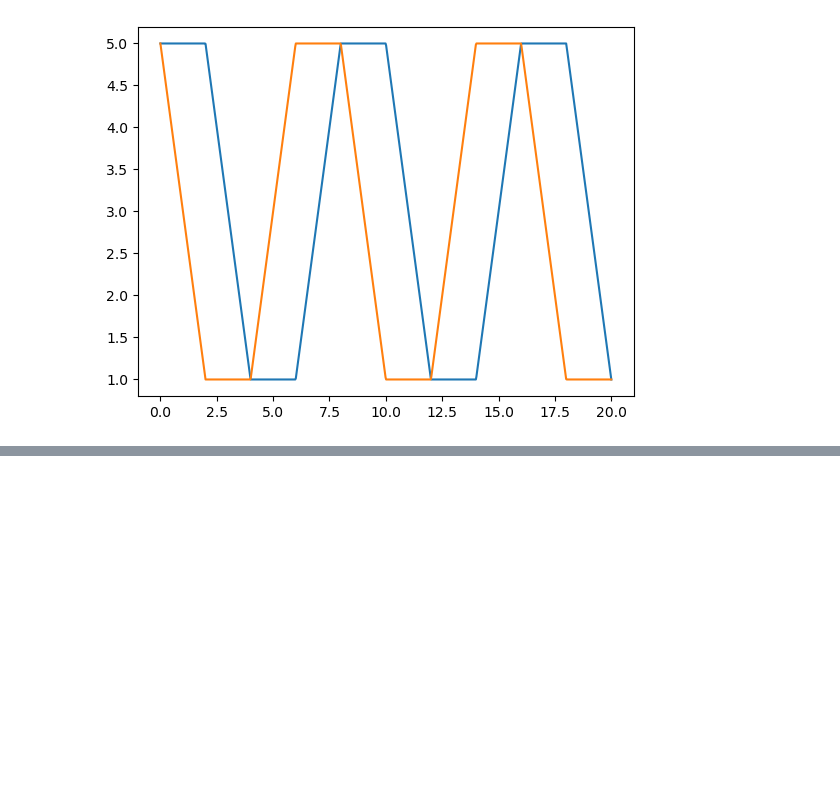
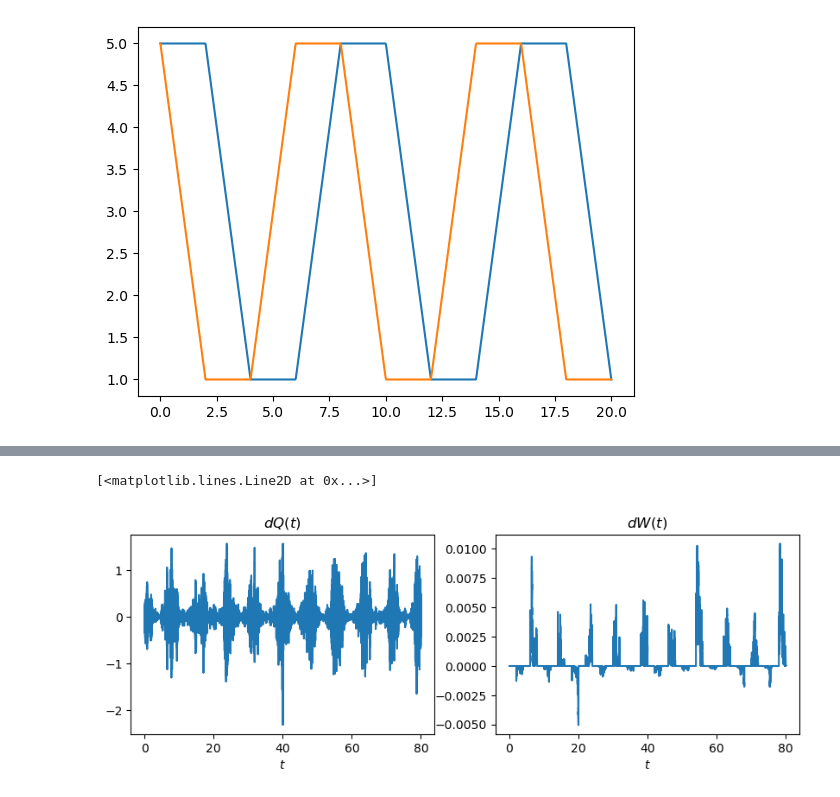
Before and after one commit to Ben-Janda/Molecular-Motor, a Jupyter notebook: 03_Stirling-engine.ipynb, the cells around one changed output, grey strips where cells are left out. Cells and saved outputs as stored; diff of their text form; code cells hidden in the pictures; blank space fills up the shorter version.

```diff
--- a/03_Stirling-engine.ipynb
+++ b/03_Stirling-engine.ipynb
@@ -98,2 +98,19 @@ fig.colorbar(cs, label = r"$k(t)$")
 # %%
-Qt = k(t) * data
+dx = np.diff(data)
+dk = np.diff(k(cfg.t_array))
+
+x_mid = 0.5 * (data[:-1] + data[1:])
+k_mid = 0.5 * (k(cfg.t_array)[:-1] + k(cfg.t_array)[1:])
+t = 0.5 * (cfg.t_array[:-1] + cfg.t_array[1:])
+
+dW = 0.5 * (x_mid**2) * dk
+dQ = k_mid * x_mid * dx
+
+fig, [ax1, ax2] = plt.subplots(1,2,figsize=(10,3))
+ax1.set(xlabel = r"$t$", title = r"$dQ(t)$")
+ax2.set(xlabel = r"$t$", title = r"$dW(t)$")
+ax1.plot(t, dQ)
+ax2.plot(t, dW)
+# %% [output]
+[<matplotlib.lines.Line2D at 0x...>]
+[figure, added]
```
Also changed, not shown: parts of 2 cells of this notebook.
